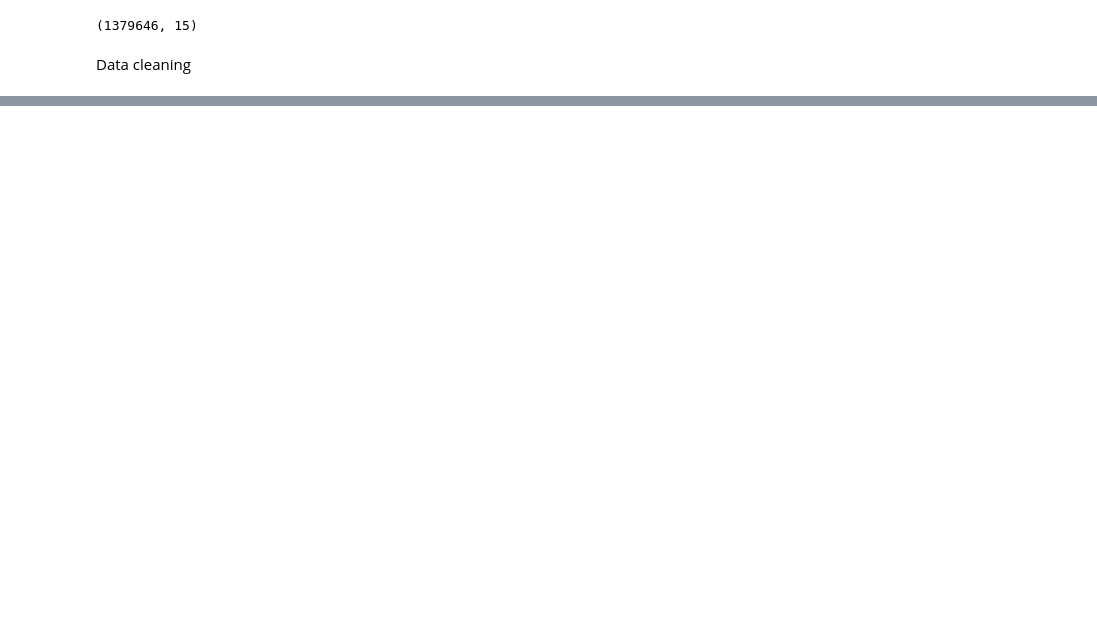
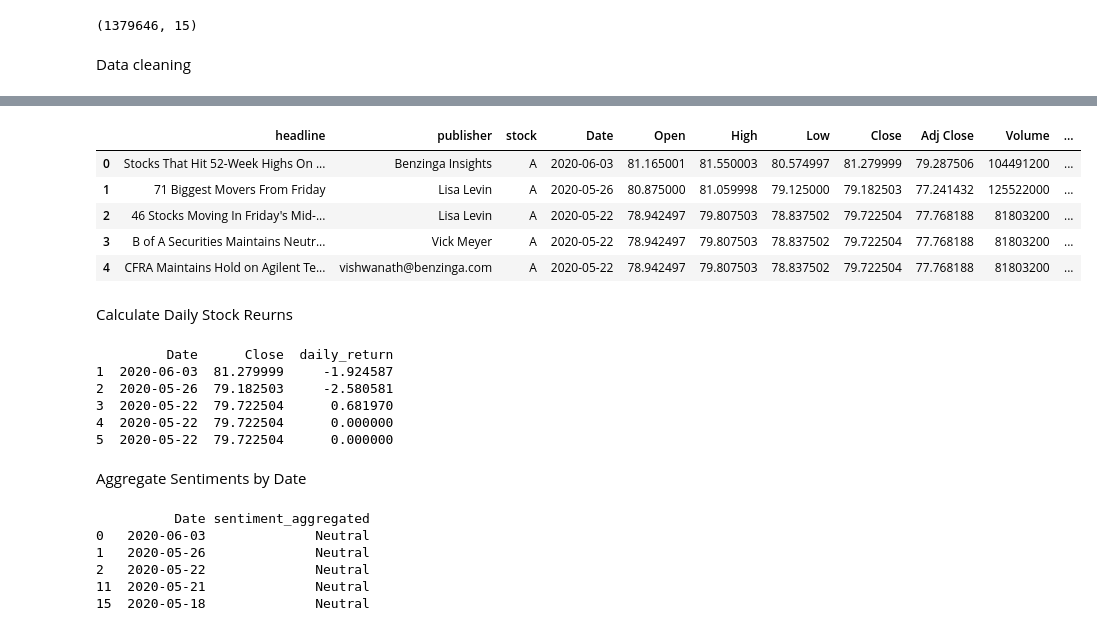
Before and after one commit to Getachew0557/Leveraging-AI-Techniques-for-Financial-News-Sentiment-Analysis-and-Stock-Prediction, a Jupyter notebook: notebooks/news_stock_inetegration_model.ipynb, the cells around one changed output, grey strips where cells are left out. Saved outputs shown, nothing was run; the diff lists cells and outputs as text; code cells hidden in the pictures; blank space fills up the shorter version.

Commit message:
Sentiment Analysis Applied

```diff
--- a/notebooks/news_stock_inetegration_model.ipynb
+++ b/notebooks/news_stock_inetegration_model.ipynb
@@ -116,0 +120,24 @@ newsStockData = merged_data.copy()
+# %%
+# Function to classify sentiment based on score
+def classify_sentiment(score):
+    if score <= -0.5:
+        return 'Very Negative'
+    elif score <= -0.0001:
+        return 'Negative'
+    elif score < 0.5:
+        return 'Neutral'
+    elif score < 1:
+        return 'Positive'
+    else:
+        return 'Very Positive'
+# %%
+# Sentiment classification using TextBlob
+def analyze_sentiment(headline):
+    analysis = TextBlob(headline)
+    score = analysis.sentiment.polarity
+    return classify_sentiment(score)
+
+newsStockData['sentiment'] = newsStockData['headline'].apply(analyze_sentiment)
+
+# Check the sentiment column
+newsStockData[['headline', 'sentiment']].head()
@@ -116,0 +151,50 @@ newsStockData = merged_data.copy()
+# %%
+
+# Check the sentiment column
+newsStockData[['headline', 'publisher',	'stock', 'Date', 'Open','High','Low', 'Close', 'Adj Close',	'Volume', 'Dividends', 'Stock Splits', 'sentiment']].head()
+# %% [output]
+|  | headline | publisher | stock | Date | Open | High | Low | Close | Adj Close | Volume | ... |
+| 0 | Stocks That Hit 52-Week Highs On ... | Benzinga Insights | A | 2020-06-03 | 81.165001 | 81.550003 | 80.574997 | 81.279999 | 79.287506 | 104491200 | ... |
+| 1 | 71 Biggest Movers From Friday | Lisa Levin | A | 2020-05-26 | 80.875000 | 81.059998 | 79.125000 | 79.182503 | 77.241432 | 125522000 | ... |
+| 2 | 46 Stocks Moving In Friday's Mid-... | Lisa Levin | A | 2020-05-22 | 78.942497 | 79.807503 | 78.837502 | 79.722504 | 77.768188 | 81803200 | ... |
+| 3 | B of A Securities Maintains Neutr... | Vick Meyer | A | 2020-05-22 | 78.942497 | 79.807503 | 78.837502 | 79.722504 | 77.768188 | 81803200 | ... |
+| 4 | CFRA Maintains Hold on Agilent Te... | vishwanath@benzinga.com | A | 2020-05-22 | 78.942497 | 79.807503 | 78.837502 | 79.722504 | 77.768188 | 81803200 | ... |
+# %% [markdown]
+Calculate Daily Stock Reurns
+# %%
+# Ensure 'Close' column is numeric
+newsStockData['Close'] = pd.to_numeric(newsStockData['Close'], errors='coerce')
+
+# Compute daily stock returns
+newsStockData['daily_return'] = newsStockData['Close'].pct_change() * 100
+
+# Drop rows with NaN values created by pct_change
+newsStockData.dropna(subset=['daily_return'], inplace=True)
+
+# Check the daily returns column
+print(newsStockData[['Date', 'Close', 'daily_return']].head())
+# %% [output]
+         Date      Close  daily_return
+1  2020-06-03  81.279999     -1.924587
+2  2020-05-26  79.182503     -2.580581
+3  2020-05-22  79.722504      0.681970
+4  2020-05-22  79.722504      0.000000
+5  2020-05-22  79.722504      0.000000
+# %% [markdown]
+ Aggregate Sentiments by Date
+# %%
+# Aggregate daily sentiment scores
+daily_sentiments = newsStockData.groupby('Date')['sentiment'].agg(lambda x: x.mode()[0]).reset_index()
+
+# Merge aggregated sentiments with the main DataFrame
+newsStockData = pd.merge(newsStockData, daily_sentiments, on='Date', suffixes=('', '_aggregated'))
+
+# Check the aggregated sentiments
+print(newsStockData[['Date', 'sentiment_aggregated']].drop_duplicates().head())
+# %% [output]
+          Date sentiment_aggregated
+0   2020-06-03              Neutral
+1   2020-05-26              Neutral
+2   2020-05-22              Neutral
+11  2020-05-21              Neutral
+15  2020-05-18              Neutral
```
Also changed, not shown: parts of 5 cells of this notebook, 2 other files.
